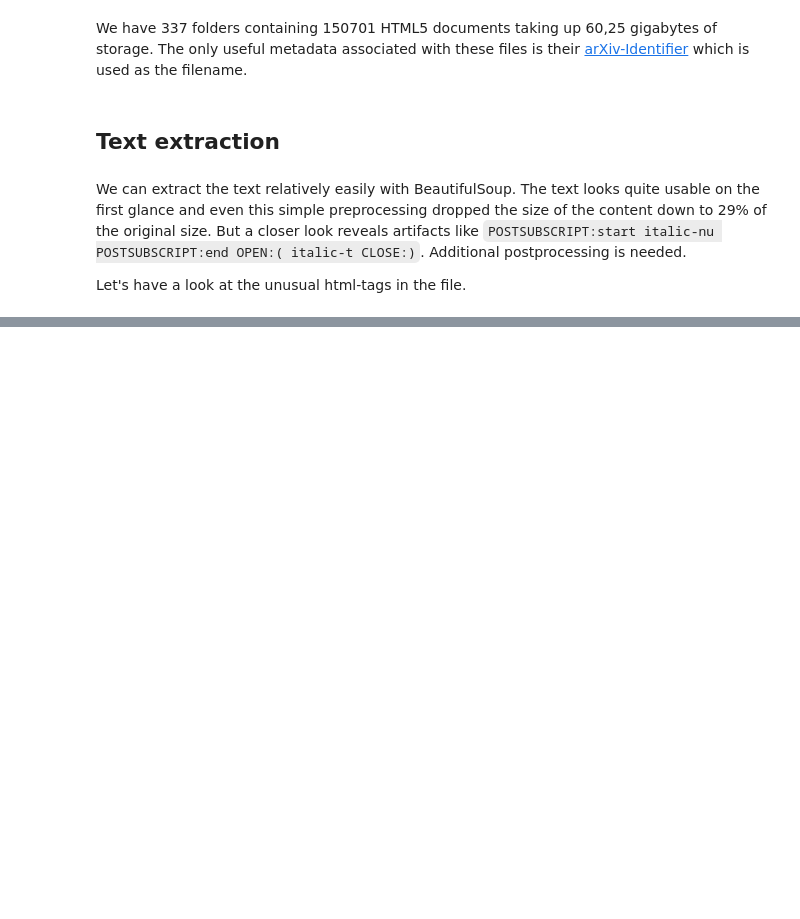
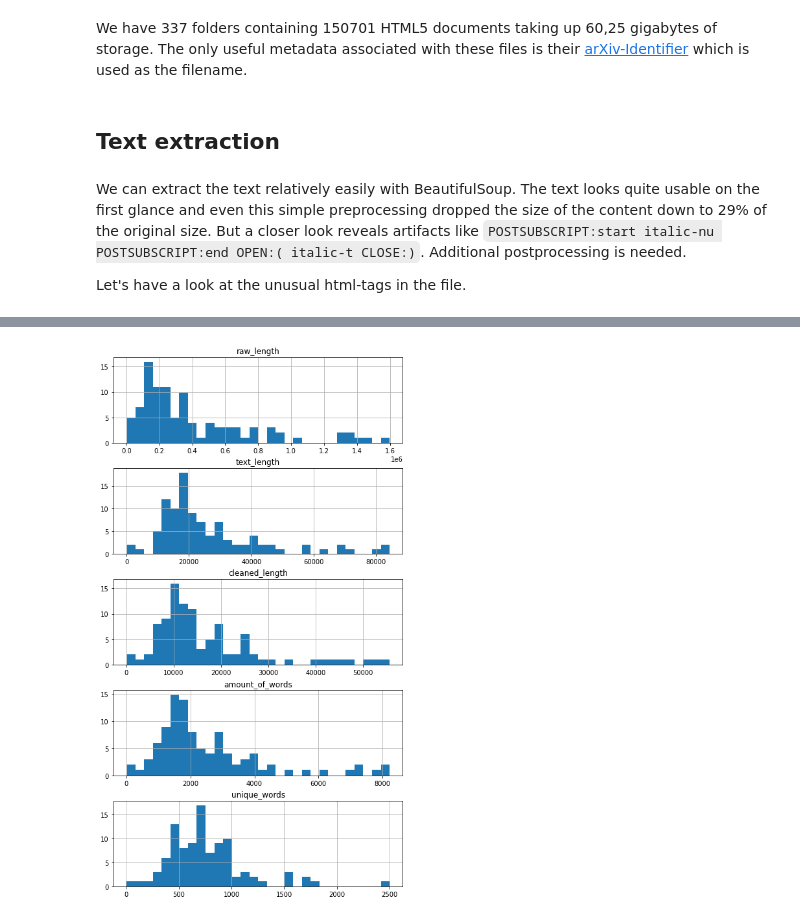
Before and after one commit to OshFrosch/Vocabulary-Predictor, a Jupyter notebook: src/notebooks/explore_dataset.ipynb, the cells around one changed output, grey strips where cells are left out. Drawn from its saved outputs; the diff is of its cells as text; code cells hidden in the pictures; blank space fills up the shorter version.

Commit message:
adds text cleaning and statistics to exploration notebook

```diff
--- a/src/notebooks/explore_dataset.ipynb
+++ b/src/notebooks/explore_dataset.ipynb
@@ -70,6 +88,6 @@
 # %%
 soup = BeautifulSoup(read_file(files[0]), features="html.parser")
-for script in soup(["math"]):
+for script in soup(["math", "footer"]):
     script.extract()
 
 unusual_tags(soup)
@@ -81,0 +142,17 @@ print(soup.get_text())
+# %%
+import re
+
+def get_text(file):
+    soup = BeautifulSoup(read_file(file), features="html.parser")
+    for script in soup(["math", "footer"]):
+        script.extract()
+    text = soup.get_text()
+    text = text.lower()
+    text = text.replace("\n", " ")
+    text = re.sub(r"n't|'[A-Za-z]+", '', text) # drop the all contrations since they are all stopwords I've -> I
+    text = re.sub(r'[^a-zA-Z\d\s:]', '', text) # drop non alphabetic characters
+    text = re.sub(" +", " ", text)
+
+    return text
+
+print(get_text(files[0]))
@@ -81,0 +189,9 @@ print(soup.get_text())
+# %%
+nlp = spacy.load('en_core_web_sm', disable = ['ner', 'tagger', 'parser']) # and disable the tagger, parser and ner.
+stopwords = nlp.Defaults.stop_words # load the list of stopwords from spacy for the English language
+stemmer = PorterStemmer() ### initialize the stemmer from NLTK
+
+def remove_stopwords_and_stem(text):
+    tokens_without_stopwords = [token for token in nlp(text) if not token.text in stopwords]
+    stemmed_tokens = [stemmer.stem(token.text) for token in tokens_without_stopwords if len(token.text) > 1]
+    return " ".join(stemmed_tokens)
@@ -81,0 +255,6 @@ print(soup.get_text())
+# %%
+
+
+ax = df.loc[:, df.columns != 'total_words'].hist(layout=(5,1),bins=30, figsize=(8,15))
+# %% [output]
+[figure, added]
```
Also changed, not shown: parts of 12 cells of this notebook, 2 other files.
